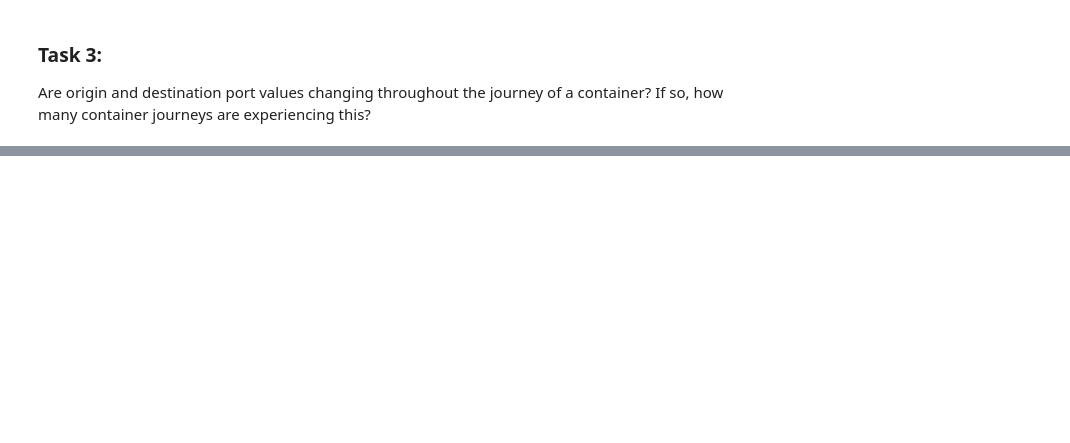
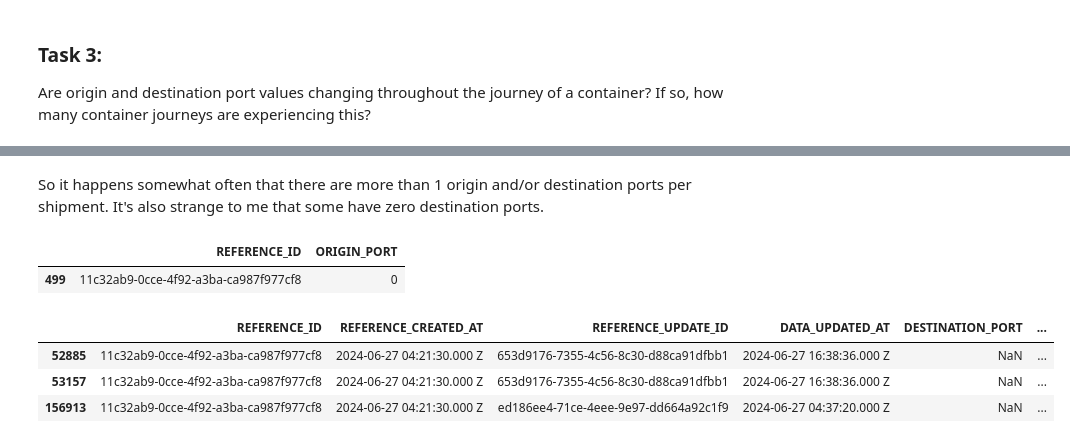
Before and after one commit to beckynevin/ShipIt, a Jupyter notebook: ExploreData.ipynb, the cells around one changed output, grey strips where cells are left out. Cells and saved outputs as stored; diff of their text form; code cells hidden in the pictures; blank space fills up the shorter version.

```diff
--- a/ExploreData.ipynb
+++ b/ExploreData.ipynb
@@ -389,0 +420,14 @@ Yes! I just saw this with the previous question. To investigate,
+# %% [markdown]
+So it happens somewhat often that there are more than 1 origin and/or destination ports per shipment. It's also strange to me that some have zero destination ports.
+# %%
+port_counts_orig[port_counts_orig['ORIGIN_PORT'] == 0]
+# %% [output]
+|  | REFERENCE_ID | ORIGIN_PORT |
+| 499 | 11c32ab9-0cce-4f92-a3ba-ca987f977cf8 | 0 |
+# %%
+df[df['REFERENCE_ID'] == '11c32ab9-0cce-4f92-a3ba-ca987f977cf8']
+# %% [output]
+|  | REFERENCE_ID | REFERENCE_CREATED_AT | REFERENCE_UPDATE_ID | DATA_UPDATED_AT | DESTINATION_PORT | ... |
+| 52885 | 11c32ab9-0cce-4f92-a3ba-ca987f977cf8 | 2024-06-27 04:21:30.000 Z | 653d9176-7355-4c56-8c30-d88ca91dfbb1 | 2024-06-27 16:38:36.000 Z | NaN | ... |
+| 53157 | 11c32ab9-0cce-4f92-a3ba-ca987f977cf8 | 2024-06-27 04:21:30.000 Z | 653d9176-7355-4c56-8c30-d88ca91dfbb1 | 2024-06-27 16:38:36.000 Z | NaN | ... |
+| 156913 | 11c32ab9-0cce-4f92-a3ba-ca987f977cf8 | 2024-06-27 04:21:30.000 Z | ed186ee4-71ce-4eee-9e97-dd664a92c1f9 | 2024-06-27 04:37:20.000 Z | NaN | ... |
```
Also changed, not shown: parts of 25 cells of this notebook.
